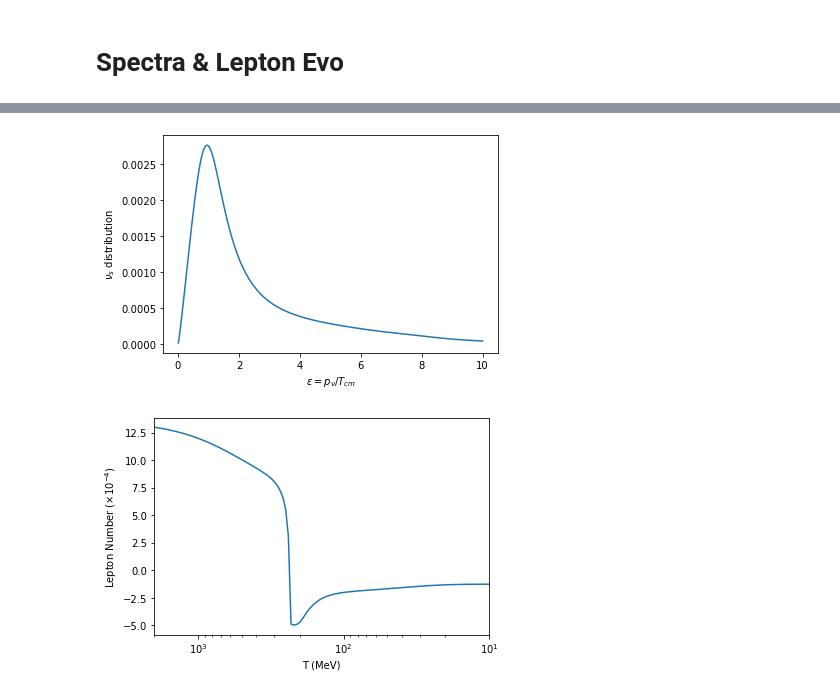
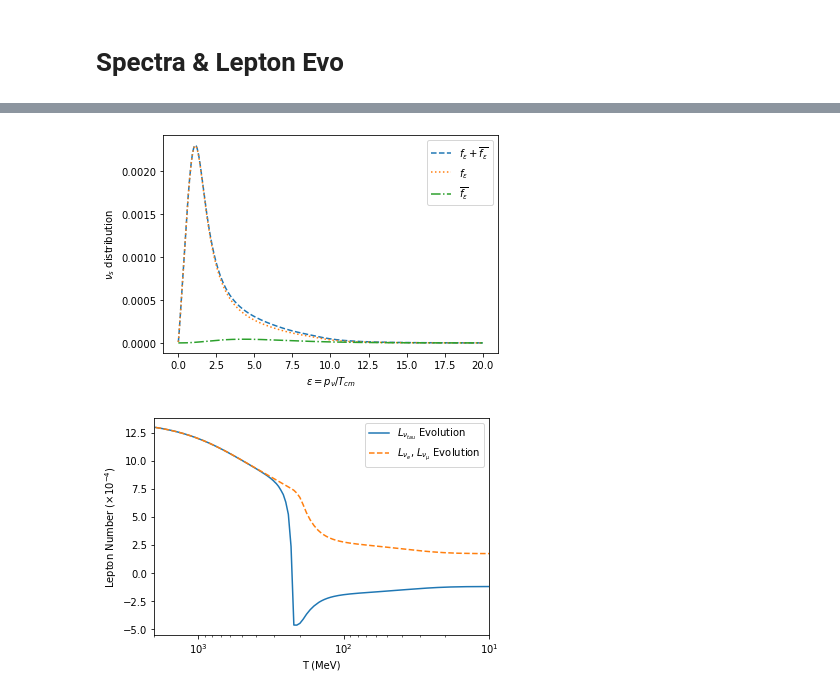
Before and after one commit to nuLABatUSD/dm_sterile_production, a Jupyter notebook: Plots.ipynb, the cells around one changed output, grey strips where cells are left out. Saved outputs shown, nothing was run; the diff lists cells and outputs as text; code cells hidden in the pictures.

```diff
--- a/Plots.ipynb
+++ b/Plots.ipynb
@@ -67,25 +84,30 @@ plt.savefig(image_name, format=image_format, dpi=1200)
 # %%
 data_tau = np.load('Neutrino Data/taux0.0013x1e-10.npz')
 
 plt.figure()
-plt.plot(data_tau['epsilon'],data_tau['epsilon']**2 * data_tau['final_distribution'])
+plt.plot(data_tau['epsilon'],data_tau['epsilon']**2 * data_tau['final_distribution'], linestyle = '--')
+plt.plot(data_tau['epsilon'],data_tau['epsilon']**2 * data_tau['sterile_evo'][-1], linestyle = ':')
+plt.plot(data_tau['epsilon'],data_tau['epsilon']**2 * data_tau['anti_sterile_evo'][-1], linestyle = '-.')
+plt.legend(['$f_{\epsilon} +\overline{f_{\epsilon}}$ ', '$f_{\epsilon}$', '$\overline{f_{\epsilon}}$'])
 plt.xlabel(r"$\epsilon = p_\nu / T_{cm}$")
 plt.ylabel(r"$\nu_s$ distribution")
-image_format = 'png' # e.g .png, .svg, etc.
+image_format = 'png'
 image_name = 'spectra_tau.png'
 
 plt.savefig(image_name, format=image_format, dpi=1200)
 
 data_tau = np.load('Neutrino Data/taux0.0013x1e-10.npz')
 plt.figure()
 plt.semilogx(data_tau['T'], 10**4*data_tau['lep_evo'])
+plt.semilogx(data_tau['T'], 10**4*data_tau['initial_tau']/(data_tau['a']**3*data_tau['T']**3), linestyle = '--')
+plt.legend([r'$L_{\nu_{tau}}$ Evolution', r'$L_{\nu_{e}}$, $L_{\nu_{\mu}}$ Evolution'])
 plt.xlim(2000,10)
 plt.xlabel("T (MeV)")
 plt.ylabel(r"Lepton Number $(\times 10^{-4})}$")
 image_format = 'png' # e.g .png, .svg, etc.
 image_name = 'leptonplot_tau.png'
 
 plt.savefig(image_name, format=image_format, dpi=1200)
 # %% [output]
-[figure, old version]
+[figure, new version]
-[figure, old version]
+[figure, new version]
```
Also changed, not shown: parts of 6 cells of this notebook, 13 other files.
